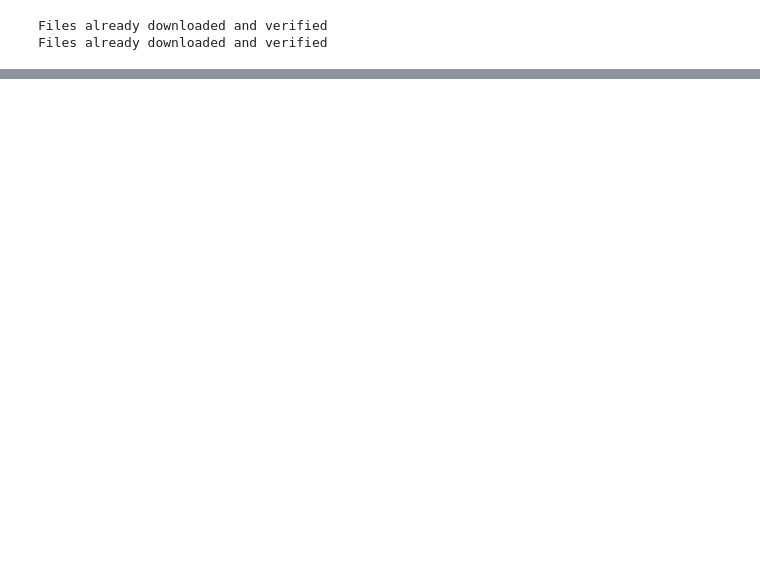
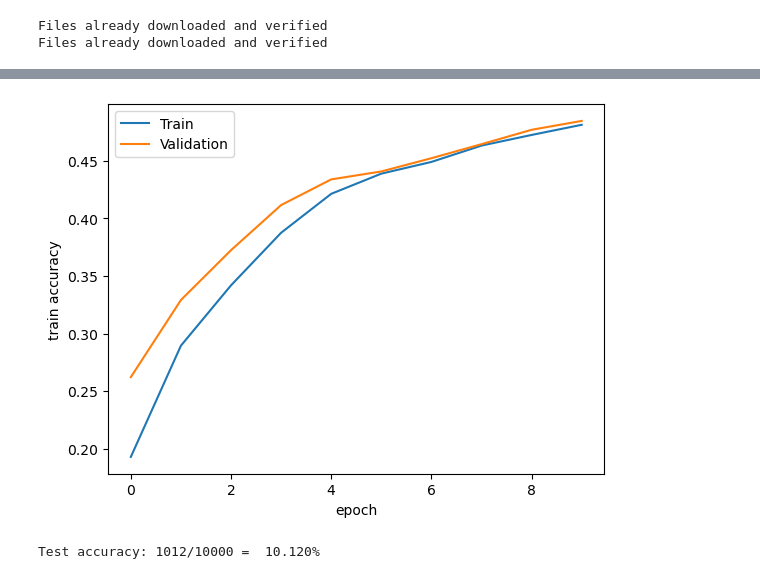
Before and after one commit to Starkillxr/AINT515, a Jupyter notebook: src/task_2.ipynb, the cells around one changed output, grey strips where cells are left out. Saved outputs shown, nothing was run; the diff lists cells and outputs as text; code cells hidden in the pictures; blank space fills up the shorter version.

Commit message:
model2

```diff
--- a/src/task_2.ipynb
+++ b/src/task_2.ipynb
@@ -68,10 +67,10 @@ def trainNetwork(model, lossfunc, trainloader, valloader = None, scorefuncs = No
     if valloader is not None:
         tracking.append("val loss")
 
-    for evalscore in scorefuncs:
-        tracking.append("train" + evalscore)
+    for evalscore in scorefuncs.keys():
+        tracking.append("train " + evalscore)
         if valloader is not None:
-            tracking.append("val" + evalscore)
+            tracking.append("val " + evalscore)
 
     totaltraintime = 0 # The time spent in the training loop
     results = {}
@@ -88,21 +87,16 @@ def trainNetwork(model, lossfunc, trainloader, valloader = None, scorefuncs = No
         model = model.train()
         total_correct = 0
         total_loss = 0.0
-        running_loss = 0.0
 
         y_true = []
         y_pred = []
         start = time.time()
-        for inputs, labels in enumerate(trainloader, 0):
-
+        for inputs, labels in trainloader:
             inputs, labels = inputs.to(device), labels.to(device)
-
-            batch_size = inputs.shape[0]
 
             optimizer.zero_grad()
 
-            output = model(inputs).cuda()
-
+            output = model(inputs).to(device)
             loss = lossfunc(output, labels)
 
             loss.backward()
@@ -114,7 +108,7 @@ def trainNetwork(model, lossfunc, trainloader, valloader = None, scorefuncs = No
             labels = labels.detach().cpu().numpy()
             output = output.detach().cpu().numpy()
 
-            for i in range(batch_size):
+            for i in range(inputs.shape[0]):
                 y_true.append(labels[i])
                 y_pred.append(output[i,:])
         end = time.time()
@@ -131,7 +125,7 @@ def trainNetwork(model, lossfunc, trainloader, valloader = None, scorefuncs = No
             y_pred = np.argmax(y_pred, axis = 1)
 
         for name, scorefunc in scorefuncs.items():
-            results["train " + name].append(scorefunc(y_true, y_pred))
+            results["train " + name].append( scorefunc(y_true, y_pred) )
 
         if valloader is None:
             pass
@@ -142,13 +136,12 @@ def trainNetwork(model, lossfunc, trainloader, valloader = None, scorefuncs = No
             y_pred = []
 
             total_loss = 0.0
-            running_loss = 0.0
             total_correct = 0
 
-            for inputs, labels in enumerate(valloader, 0):
-                inputs, labels = inputs.to(device), labels.to(device)
+            for inputs, labels in valloader:
+                inputs, labels = inputs.cuda(), labels.cuda()
 
-                output = model(inputs)
+                output = model(inputs).to(device)
 
                 loss = lossfunc(output, labels)
 
@@ -168,7 +161,7 @@ def trainNetwork(model, lossfunc, trainloader, valloader = None, scorefuncs = No
                 y_pred = np.argmax(y_pred, axis =1)
 
             for name, scorefunc in scorefuncs.items():
-                results["val " + name].append(scorefunc(y_true, y_pred))
+                results["val " + name].append( scorefunc(y_true, y_pred) )
         if checkpoint_file is not None:
             torch.save({
                 'epoch' : epoch,
@@ -177,9 +170,10 @@ def trainNetwork(model, lossfunc, trainloader, valloader = None, scorefuncs = No
                 'results' : results
             }, checkpoint_file)
 
-    return pd.DataFrame(results)
+    return pd.DataFrame.from_dict(results)
 # %%
 lossfunc = nn.CrossEntropyLoss()
 model = Model1
-model1Results = trainNetwork(model, lossfunc, trainloader, valloader=trainloader, scorefuncs={"Accuracy": accuracy_score})
+model1Results = trainNetwork(model, lossfunc, trainloader, valloader=valloader, scorefuncs={'accuracy': accuracy_score}, epochs=10)
+print(model1Results)
 # %% [output]
@@ -187,3 +197,4 @@ AttributeError: 'int' object has no attribute 'to'
 # %%
-sns.lineplot(x='epoch', y ='train Accuracy', data = model1Results, label = 'Train')
-sns.lineplot(x ='epoch',y = 'val Accuracy', data = model1Results, label = 'Validation')
+sns.lineplot(x='epoch', y ='train accuracy', data = model1Results, label = 'Train')
+sns.lineplot(x ='epoch',y = 'val accuracy', data = model1Results, label = 'Validation')
+# %% [output]
@@ -189,0 +202,16 @@ sns.lineplot(x ='epoch',y = 'val Accuracy', data = model1Results, label = 'Valid
+[figure, added]
+# %%
+device = torch.device("cuda:0") if torch.cuda.is_available() else torch.device("cpu")
+model = Model1()
+model.to(device)
+with torch.no_grad():
+    correct = 0
+    for x_test, y_test in testloader:
+        x_test = x_test.to(device)
+        y_test = y_test.to(device)
+        y_val = model(x_test)
+        predicted = torch.max(y_val,1)[1]
+        correct += (predicted == y_test).sum()
+print(f'Test accuracy: {correct.item()}/{len( testset)} = {correct.item()*100/(len(testset)):7.3f}%')
+# %% [output]
+Test accuracy: 1012/10000 =  10.120%
```
Also changed, not shown: parts of 11 cells of this notebook, 1 other file.
